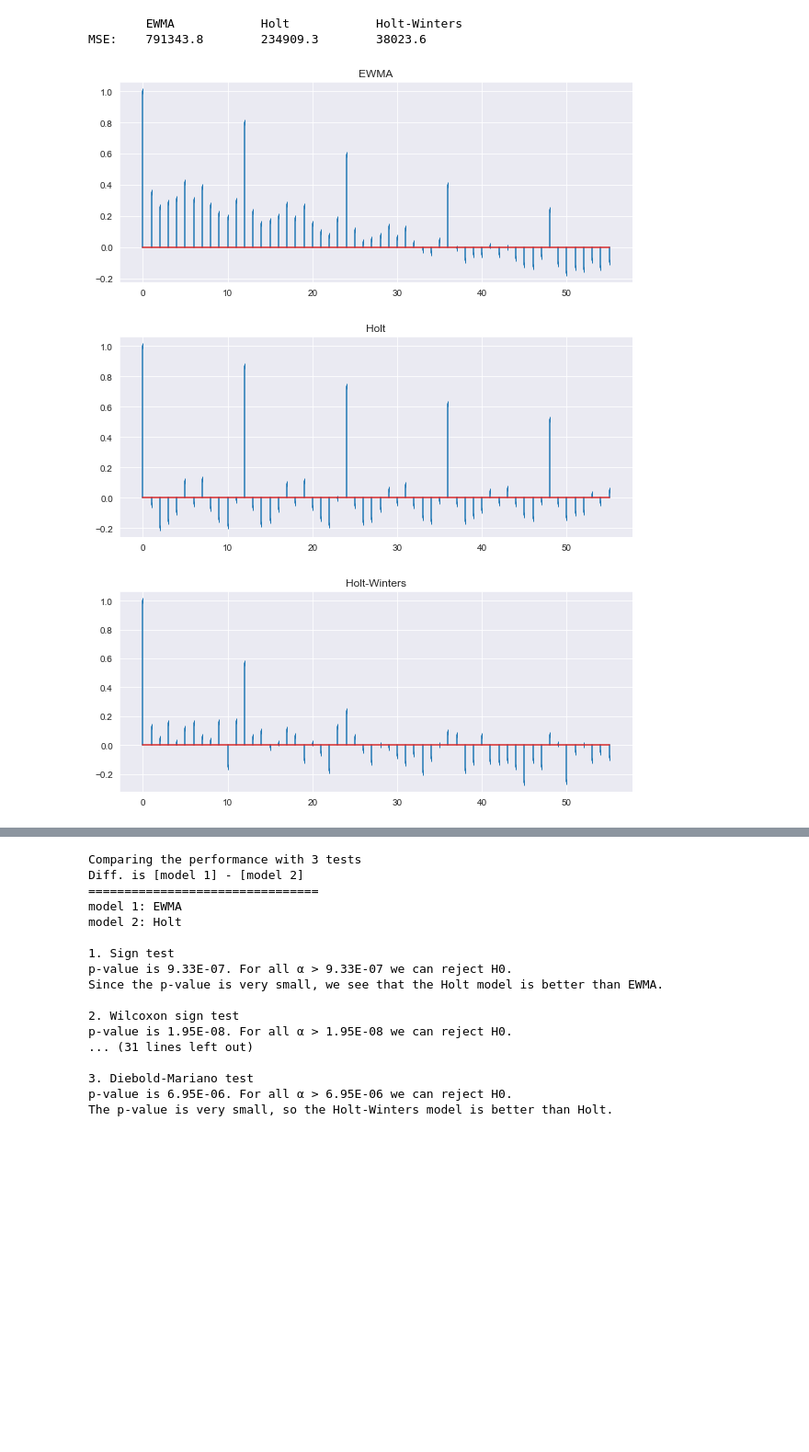
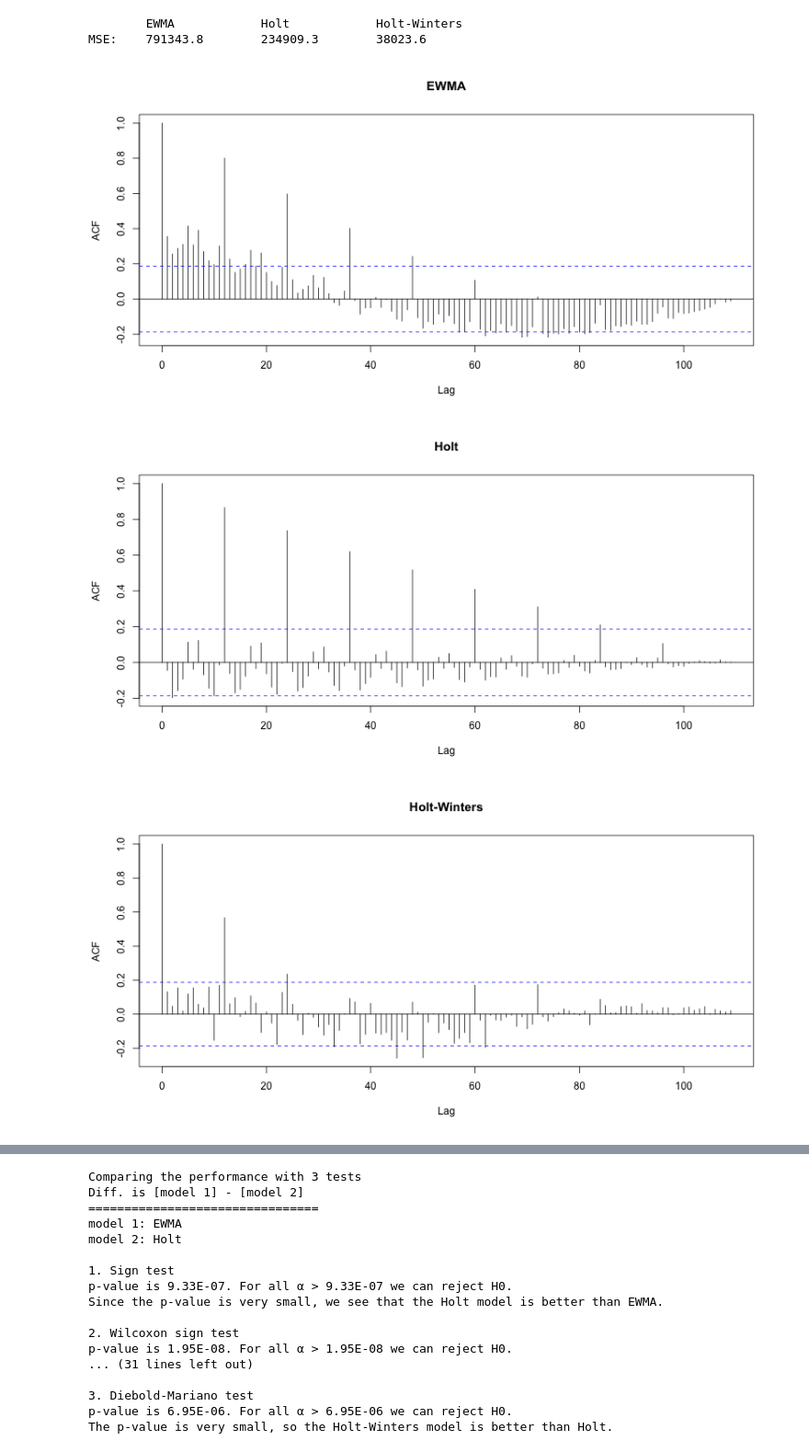
Before and after one commit to ylochman/apps-time-series, a Jupyter notebook: Problem3.ipynb, the cells around one changed output, grey strips where cells are left out. Shown at 92% size. Saved outputs shown, nothing was run; the diff lists cells and outputs as text; code cells hidden in the pictures; blank space fills up the shorter version.

```diff
--- a/Problem3.ipynb
+++ b/Problem3.ipynb
@@ -108,11 +96,23 @@ print('MSE:\t{:.1f}\t{:.1f}\t{:.1f}'.format(MSE(test, forecasts['EWMA']),
         EWMA            Holt            Holt-Winters
 MSE:    791343.8        234909.3        38023.6
 # %%
-mpl.rcParams['figure.figsize'] = (10,4)
-
+Model, Err = [], []
 for k in keys:
-    ACF(test, forecasts[k], title=k)
+    Model.append(k)
+    Err.append(test-forecasts[k])
+#     ACF(test, forecasts[k], title=k)
-# %% [output]
-[figure, removed]
-[figure, removed]
-[figure, removed]
+# %%
+%%R -i Err -i Model -w 800 -h 400 -u px
+library('forecast')
+library('tseries')
+
+names(Err) <- Model
+for (name in names(Err))
+{
+AutoCorrelation <- acf(as.numeric(Err[[name]]), lag.max=365, plot = FALSE)
+plot(AutoCorrelation, main = name)
+}
+# %% [output]
+[figure, added]
+[figure, added]
+[figure, added]
```
Also changed, not shown: parts of 12 cells of this notebook, 4 other files.
